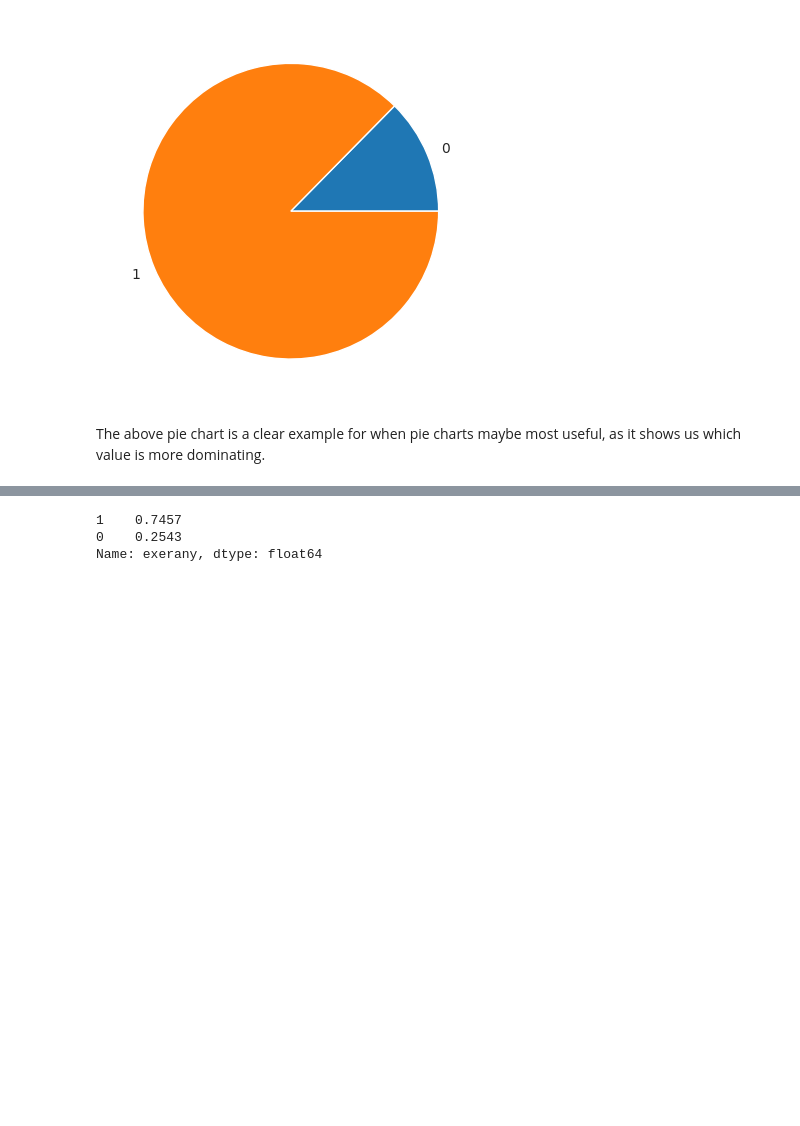
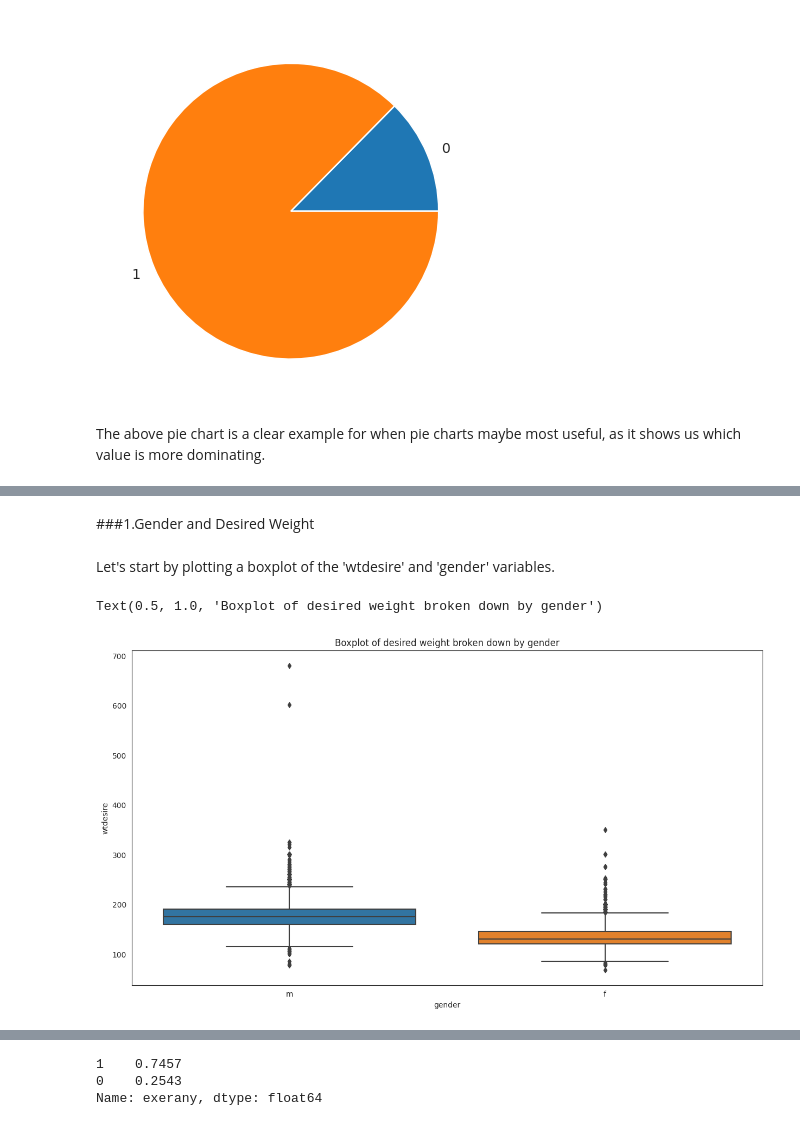
Before and after one commit to EphiWalker/BRFSS_Health, a Jupyter notebook: brfss_health.ipynb, the cells around one changed output, grey strips where cells are left out. Cells and saved outputs as stored; diff of their text form; code cells hidden in the pictures; blank space fills up the shorter version.

```diff
--- a/brfss_health.ipynb
+++ b/brfss_health.ipynb
@@ -357,0 +378,11 @@ smoke.plot(kind='bar', color='turquoise',
+# %% [markdown]
+###1.Gender and Desired Weight
+# %% [markdown]
+Let's start by plotting a boxplot of the 'wtdesire' and 'gender' variables.
+# %%
+plt.figure(figsize=(15,8))
+sns.boxplot(x=cdc['gender'], y=cdc['wtdesire'])
+plt.title('Boxplot of desired weight broken down by gender')
+# %% [output]
+Text(0.5, 1.0, 'Boxplot of desired weight broken down by gender')
+[figure, added]
```
Also changed, not shown: parts of 21 cells of this notebook.
